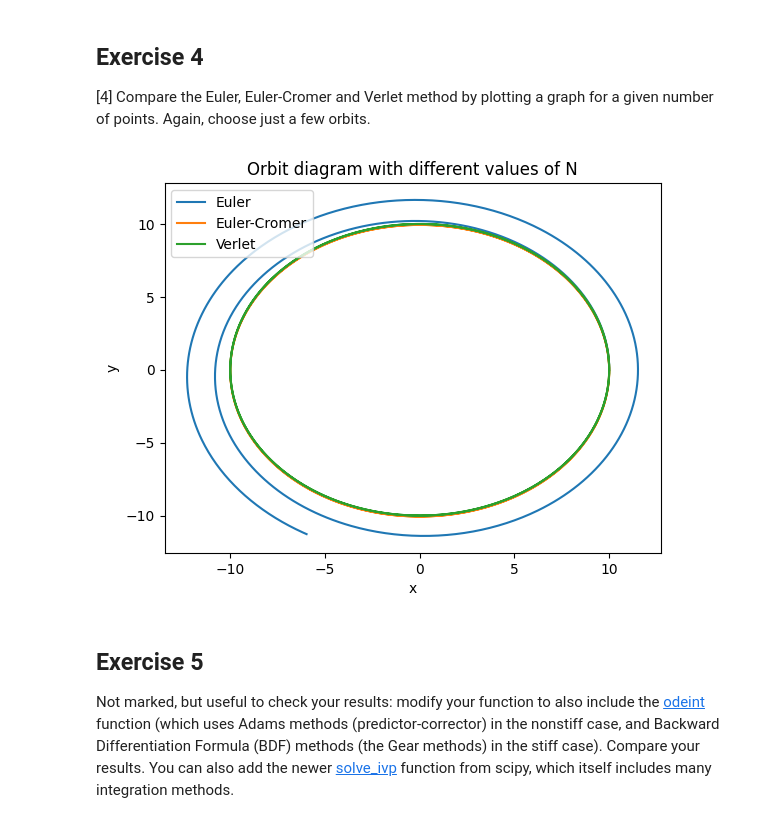
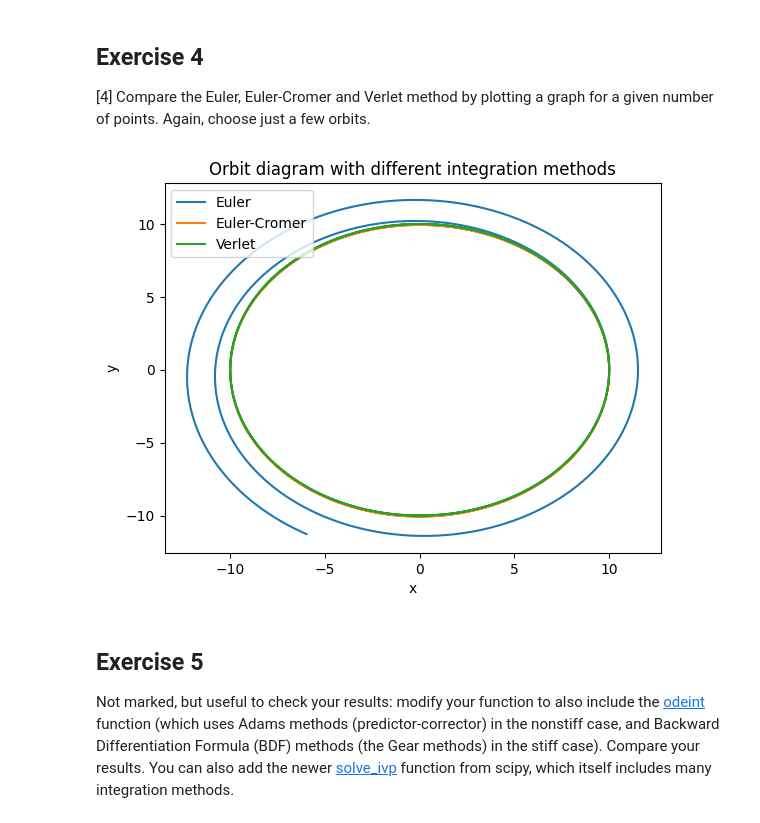
Before and after one commit to PX2145-2025/week-9-b-Luscombe-Charlie, a Jupyter notebook: ODEs_2.ipynb, the cells around one changed output. Drawn from its saved outputs; the diff is of its cells as text; code cells hidden in the pictures.

```diff
--- a/ODEs_2.ipynb
+++ b/ODEs_2.ipynb
@@ -420,35 +420,36 @@ def orbit_solve (r0, v0, tmax, N, G, M, radius, method):
             v[i+1] = v[i]+((-G*M*r[i]/(radius**3))*timestep)
             r[i+1] = r[i]+(v[i+1]*timestep)
     if method == "verlet":
         for i in range (0, N-1):
+            radius = np.sqrt(r[i,0]**2+r[i,1]**2)
             r[i+1] = r[i]+(v[i]*timestep)+(1/2)*(-G*M*r[i]/(radius**3))*timestep**2
             v[i+1] = v[i]+(1/2)*((-G*M*r[i]/(radius**3))+(-G*M*r[i+1]/(radius**3)))*timestep
     # output the solution (arrays for positions and velocities) versus time
     return t, r, v
 
 # Finding initial values
 radius = 10
 r0 = [10,0]
 G = 1
 M = 1
 omega = np.sqrt(G*M/radius**3)
 T = 2*np.pi/omega
 tmax = T*2
 v0 = [0, np.sqrt(G*M/radius)]
 N = 1000
 
 t, r, v = orbit_solve(r0, v0, tmax, N, G, M, radius, method = 'euler')
 plt.plot(r[:,0], r[:,1], label = "Euler");
 t, r, v = orbit_solve(r0, v0, tmax, N, G, M, radius, method = 'euler-cromer')
 plt.plot(r[:,0], r[:,1] , label = "Euler-Cromer");
 t, r, v = orbit_solve(r0, v0, tmax, N, G, M, radius, method = 'verlet')
 plt.plot(r[:,0], r[:,1], label = "Verlet")
 plt.legend(loc = "upper left")
 plt.xlabel("x")
 plt.ylabel("y")
-plt.title("Orbit diagram with different values of N");
+plt.title("Orbit diagram with different integration methods");
 # %% [output]
-[figure, old version]
+[figure, new version]
 # %% [markdown]
 ## Exercise 5
 
```
